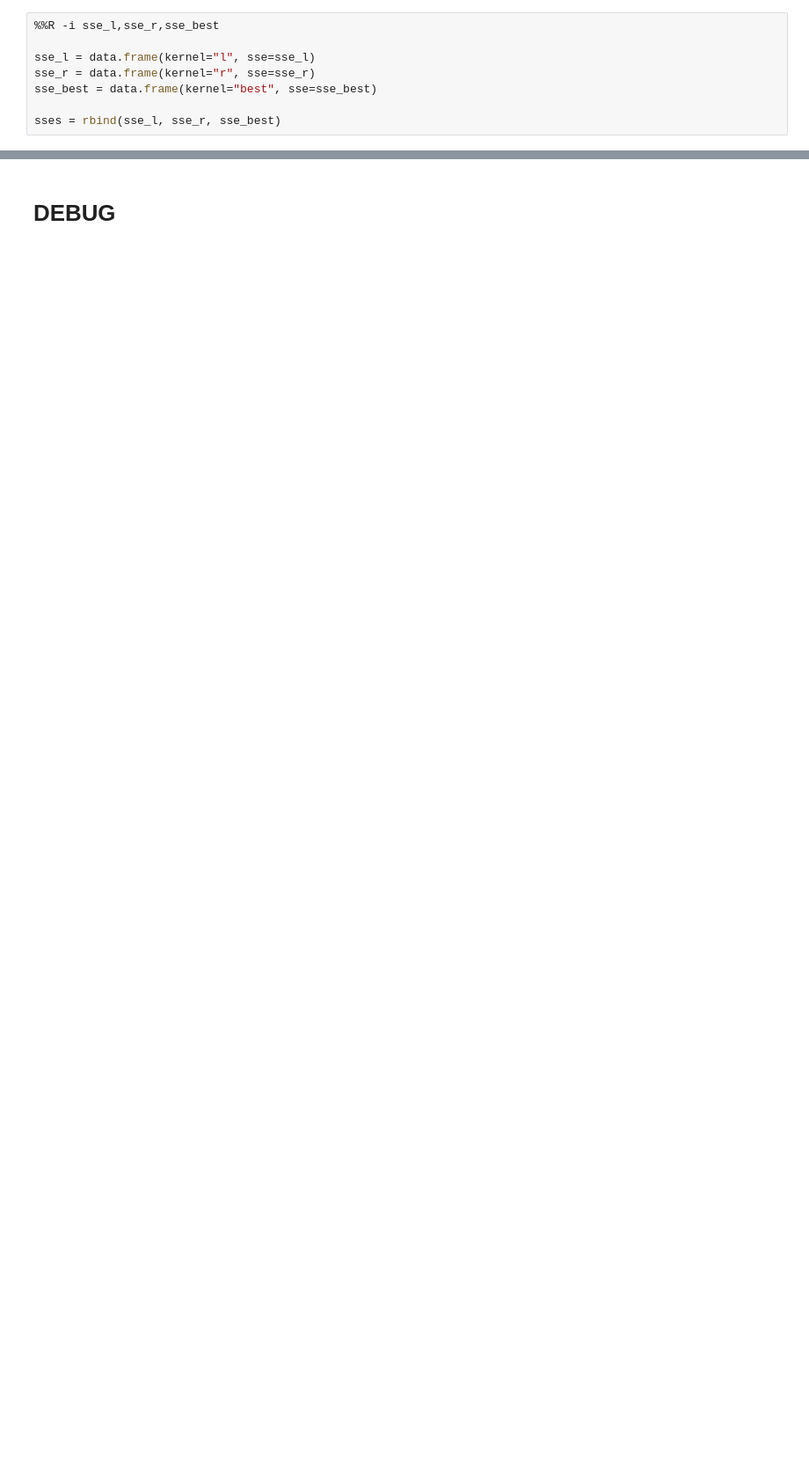
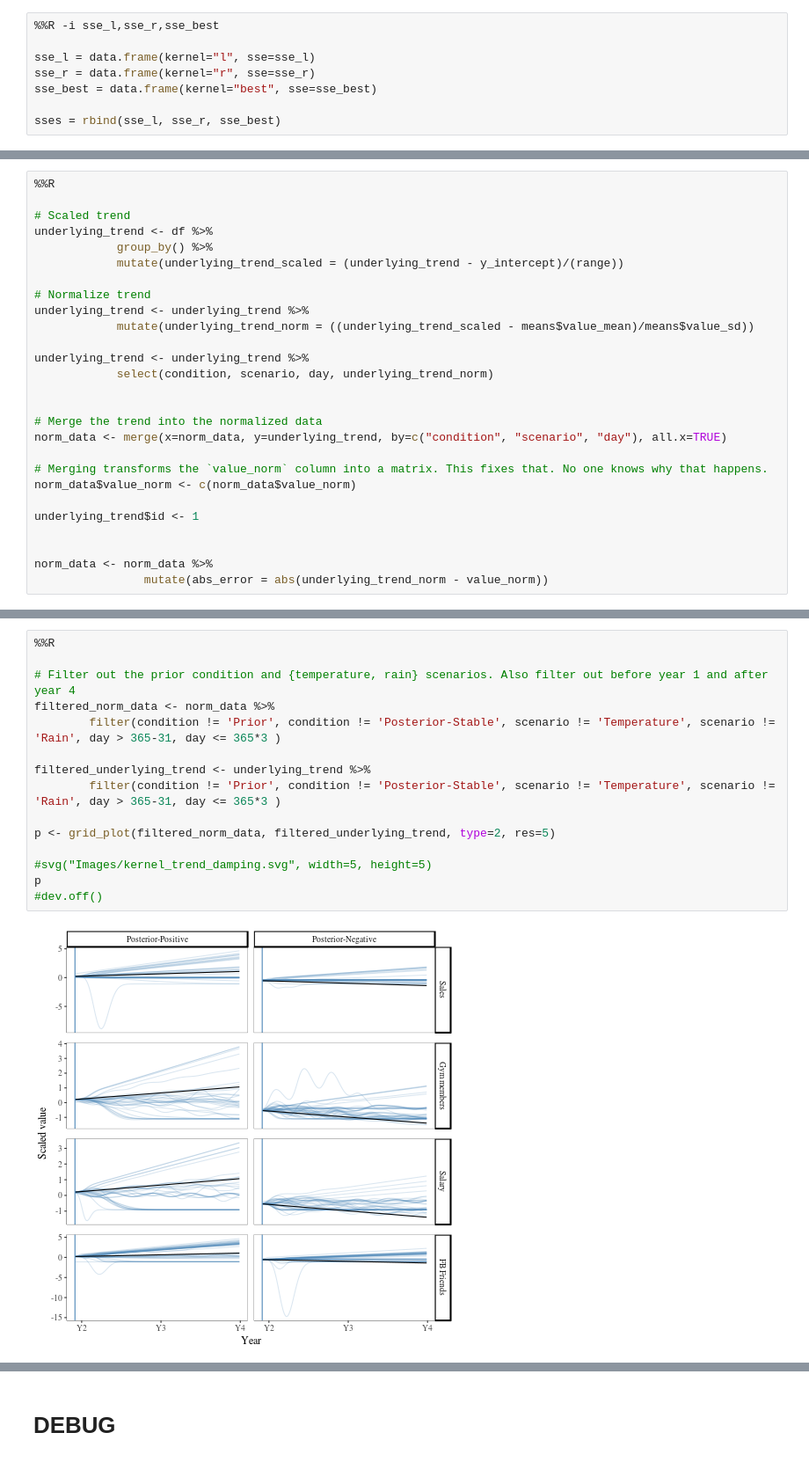
Before and after one commit to ericschulz/compforca, a Jupyter notebook: Data analysis/Compositional Analysis - GPflow.ipynb, the cells around one changed output, grey strips where cells are left out. Shown at 88% size. Drawn from its saved outputs; the diff is of its cells as text; blank space fills up the shorter version.

```diff
--- a/Data analysis/Compositional Analysis - GPflow.ipynb
+++ b/Data analysis/Compositional Analysis - GPflow.ipynb
@@ -631,0 +775,27 @@ Calculate the SSE for every prediction
+# %%
+%%R
+
+# Scaled trend
+underlying_trend <- df %>%
+            group_by() %>%
+            mutate(underlying_trend_scaled = (underlying_trend - y_intercept)/(range))
+
+# Normalize trend
+underlying_trend <- underlying_trend %>%
+            mutate(underlying_trend_norm = ((underlying_trend_scaled - means$value_mean)/means$value_sd))
+
+underlying_trend <- underlying_trend %>%
+            select(condition, scenario, day, underlying_trend_norm)
+
+
+# Merge the trend into the normalized data
+norm_data <- merge(x=norm_data, y=underlying_trend, by=c("condition", "scenario", "day"), all.x=TRUE)
+
+# Merging transforms the `value_norm` column into a matrix. This fixes that. No one knows why that happens.
+norm_data$value_norm <- c(norm_data$value_norm)
+
+underlying_trend$id <- 1
+
+
+norm_data <- norm_data %>%
+                mutate(abs_error = abs(underlying_trend_norm - value_norm))
@@ -631,0 +851,17 @@ Calculate the SSE for every prediction
+# %%
+%%R
+
+# Filter out the prior condition and {temperature, rain} scenarios. Also filter out before year 1 and after year 4
+filtered_norm_data <- norm_data %>%
+        filter(condition != 'Prior', condition != 'Posterior-Stable', scenario != 'Temperature', scenario != 'Rain', day > 365-31, day <= 365*3 )
+
+filtered_underlying_trend <- underlying_trend %>%
+        filter(condition != 'Prior', condition != 'Posterior-Stable', scenario != 'Temperature', scenario != 'Rain', day > 365-31, day <= 365*3 )
+
+p <- grid_plot(filtered_norm_data, filtered_underlying_trend, type=2, res=5)
+
+#svg("Images/kernel_trend_damping.svg", width=5, height=5)
+p
+#dev.off()
+# %% [output]
+[figure, added]
```
Also changed, not shown: parts of 28 cells of this notebook, 2 other files.
